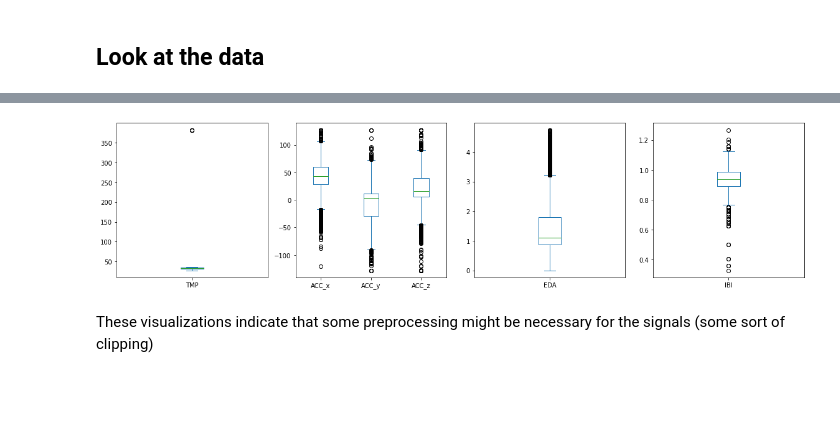
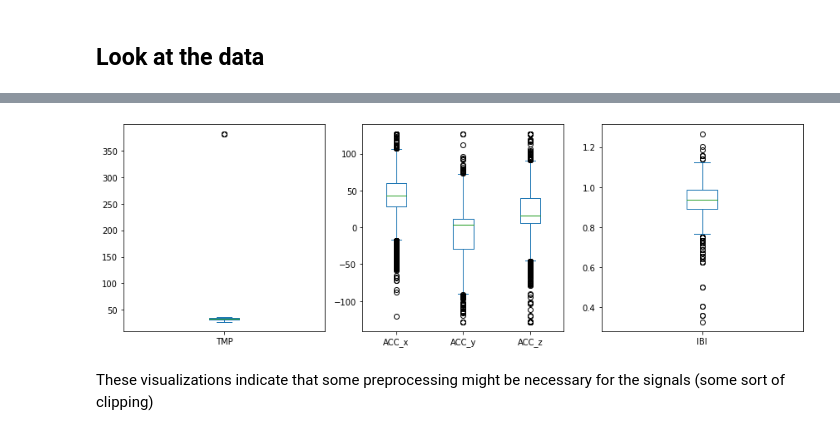
Before and after one commit to predict-idlab/tsflex, a Jupyter notebook: examples/tsflex_paper.ipynb, the cells around one changed output, grey strips where cells are left out. Drawn from its saved outputs; the diff is of its cells as text; code cells hidden in the pictures; blank space fills up the shorter version.

```diff
--- a/examples/tsflex_paper.ipynb
+++ b/examples/tsflex_paper.ipynb
@@ -18,6 +8,11 @@ data = [df_tmp, df_acc, df_gsr, df_ibi]
+# %%
+from tsflex.utils.data import load_empatica_data
+
+df_tmp, df_acc, df_ibi = load_empatica_data(["tmp", "acc", "ibi"])
 # %%
 from pandas.tseries.frequencies import to_offset
 
+data = [df_tmp, df_acc, df_ibi]
 for df in data:
     print("Time-series:", df.columns.values)
     print(df.shape)
@@ -50,7 +41,8 @@ from plotly.subplots import make_subplots
 
 fig = make_subplots(
     rows=len(data), cols=1, shared_xaxes=True,
-    subplot_titles=[df.columns.values[0].split('_')[0] for df in data]
+    subplot_titles=[df.columns.values[0].split('_')[0] for df in data],
+    vertical_spacing=0.1,
 )
 
 for plot_idx, df in enumerate(data, 1):
@@ -64,5 +56,5 @@ for plot_idx, df in enumerate(data, 1):
 
 fig.update_layout(height=len(data)*200)
 
-fig.show(renderer='iframe')
+fig.show(renderer="png", width=1500)
 # %% [output]
@@ -70,13 +62,13 @@ fig.show(renderer='iframe')
 # %%
 import matplotlib.pyplot as plt
 
-fig, axes = plt.subplots(nrows=1, ncols=4, figsize=(16,4))
+fig, axes = plt.subplots(nrows=1, ncols=3, figsize=(12,4))
 
 for plot_idx, df in enumerate(data):
     df.plot(kind='box', ax=axes[plot_idx])
 plt.tight_layout()
 # %% [output]
-[figure, old version]
+[figure, new version]
 # %% [markdown]
 These visualizations indicate that some preprocessing might be necessary for the signals (some sort of clipping)
 # %% [markdown]
```
Also changed, not shown: parts of 11 cells of this notebook, 3 other files.
